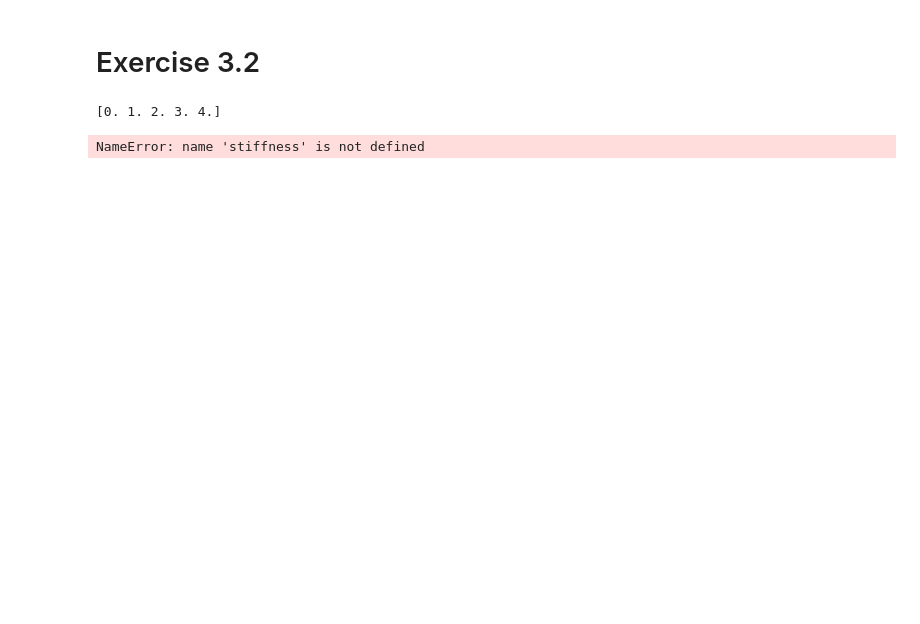
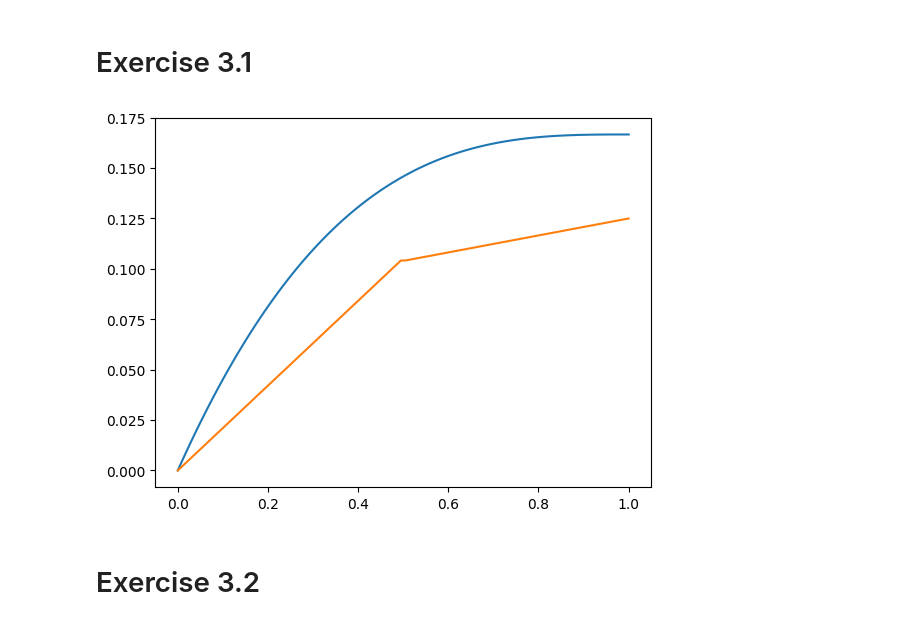
Before and after one commit to 000rla/Numerics_assignment_2, a Jupyter notebook: exercises.ipynb, the cells around one changed output. Cells and saved outputs as stored; diff of their text form; code cells hidden in the pictures; blank space fills up the shorter version.

```diff
--- a/exercises.ipynb
+++ b/exercises.ipynb
@@ -1,2 +4,29 @@
+# %% [markdown]
+# Exercise 3.1
+# %%
+x = np.linspace(0,1,100)
+x1 = np.linspace(0,0.5,50)
+x2 = np.linspace(0.5,1,50)
+z = np.zeros(50)
+y = x*(x**2-3*x+3)/6
+
+
+#N = [[1-x1,z],[2*x1,(2-2*x2)],[z,2*x2-1]]
+N = [np.concatenate((1-x1,z), axis=0),np.concatenate((2*x1,(2-2*x2)), axis=0),np.concatenate((z,2*x2-1), axis=0)]
+k = np.matrix([[-2,2,0],[2,0,2],[0,-2,2]])
+f = np.array([5/24,1/4,1/24])
+phi = np.linalg.solve(k,f)
+
+phiT = np.zeros(100)
+
+for i,v in enumerate(N):
+    phiT += phi[i]*v
+
+
+plt.plot(x,y)
+plt.plot(x,phiT)
+plt.show()
+# %% [output]
+[figure, added]
 # %% [markdown]
 # Exercise 3.2
@@ -39,4 +32,0 @@ BV={'alpha':1,
-# %%
-print(x_A)
-# %% [output]
-[0. 1. 2. 3. 4.]
@@ -43,6 +49,11 @@ print(x_A)
 # %%
+alpha=.1
+beta=-.2
+
 Ne = 10
 nodes = np.array([0, *sorted(np.random.rand(Ne-1)), 1])
+dx=nodes[1]-nodes[0]
+
 LM = np.zeros((2, Ne), dtype=np.int64)
 for e in range(Ne):
     if e==0:
@@ -73,5 +84,3 @@ F[-1] += beta
 Psi_A = np.zeros_like(nodes)
 Psi_A[0] = alpha
 Psi_A[1:] = np.linalg.solve(K, F)
-# %% [output]
-NameError: name 'stiffness' is not defined
```
Also changed, not shown: parts of 7 cells of this notebook, 1 other file.
